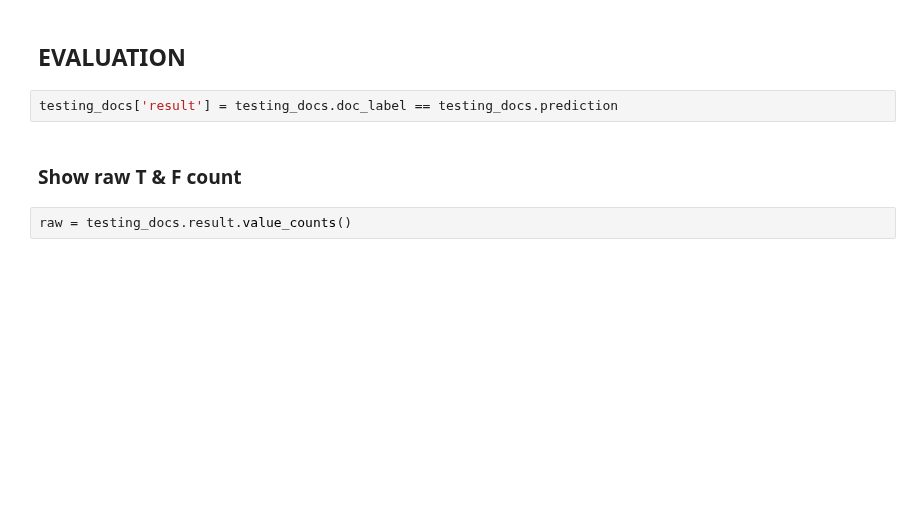
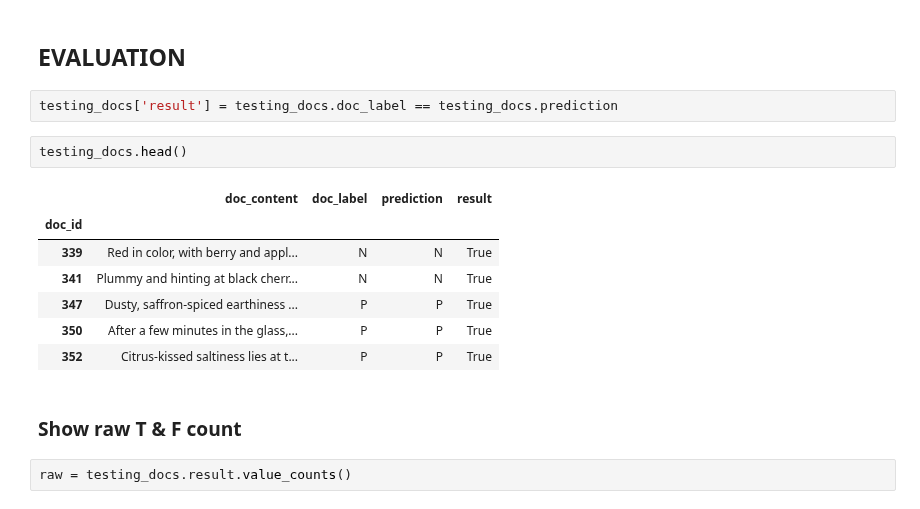
Before and after one commit to UVA-DSI/DS5559, a Jupyter notebook: labs/2019-04-25_Lab12/DS5559_NaiveBayes_WineReviews-v5-FINAL.ipynb, the cells around one changed output. Cells and saved outputs as stored; diff of their text form; blank space fills up the shorter version.

```diff
--- a/labs/2019-04-25_Lab12/DS5559_NaiveBayes_WineReviews-v5-FINAL.ipynb
+++ b/labs/2019-04-25_Lab12/DS5559_NaiveBayes_WineReviews-v5-FINAL.ipynb
@@ -311,6 +311,16 @@ testing_docs.head()
 ## EVALUATION
 # %%
 testing_docs['result'] = testing_docs.doc_label == testing_docs.prediction
+# %%
+testing_docs.head()
+# %% [output]
+|  | doc_content | doc_label | prediction | result |
+| doc_id |  |  |  |  |
+| 339 | Red in color, with berry and appl... | N | N | True |
+| 341 | Plummy and hinting at black cherr... | N | N | True |
+| 347 | Dusty, saffron-spiced earthiness ... | P | P | True |
+| 350 | After a few minutes in the glass,... | P | P | True |
+| 352 | Citrus-kissed saltiness lies at t... | P | P | True |
 # %% [markdown]
 ### Show raw T & F count
 # %%
```
Also changed, not shown: 4 other files.
